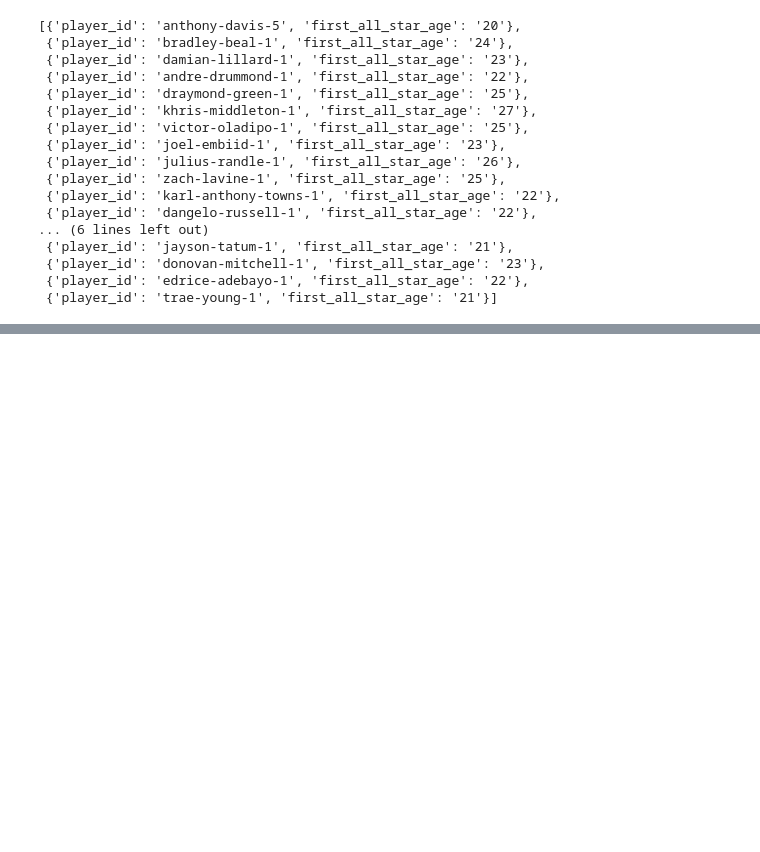
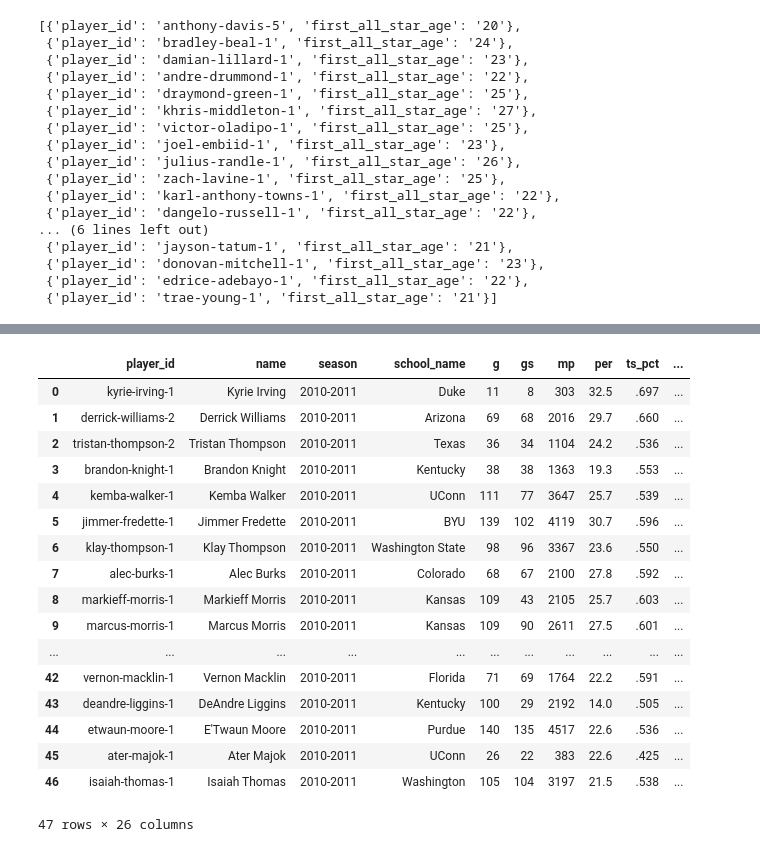
Before and after one commit to olivierpavee/nba_forecast, a Jupyter notebook: notebooks/mmeloux_scrapping advanced NBA_univ_G league.ipynb, the cells around one changed output, grey strips where cells are left out. Drawn from its saved outputs; the diff is of its cells as text; code cells hidden in the pictures; blank space fills up the shorter version.

```diff
--- a/notebooks/mmeloux_scrapping advanced NBA_univ_G league.ipynb
+++ b/notebooks/mmeloux_scrapping advanced NBA_univ_G league.ipynb
@@ -654,0 +657,3 @@ first_all_star_age_df.to_csv('../nba_forecast/data/first_all_star_age_df.csv', i
+# %%
+players = pd.read_csv("../nba_forecast/data/draft_2011.csv")
+players
@@ -654,0 +678,2 @@ first_all_star_age_df.to_csv('../nba_forecast/data/first_all_star_age_df.csv', i
+# %%
+players_dict = players.to_dict(orient='records')
@@ -654,0 +795,23 @@ first_all_star_age_df.to_csv('../nba_forecast/data/first_all_star_age_df.csv', i
+# %%
+univ_data_2011_df = pd.DataFrame(univ_data_2011)
+univ_data_2011_df = univ_data_2011_df[univ_data_2011_df['player_id']!=' '].reset_index().drop(columns='index')
+univ_data_2011_df
+# %% [output]
+|  | player_id | name | season | school_name | g | gs | mp | per | ts_pct | ... |
+| 0 | kyrie-irving-1 | Kyrie Irving | 2010-2011 | Duke | 11 | 8 | 303 | 32.5 | .697 | ... |
+| 1 | derrick-williams-2 | Derrick Williams | 2010-2011 | Arizona | 69 | 68 | 2016 | 29.7 | .660 | ... |
+| 2 | tristan-thompson-2 | Tristan Thompson | 2010-2011 | Texas | 36 | 34 | 1104 | 24.2 | .536 | ... |
+| 3 | brandon-knight-1 | Brandon Knight | 2010-2011 | Kentucky | 38 | 38 | 1363 | 19.3 | .553 | ... |
+| 4 | kemba-walker-1 | Kemba Walker | 2010-2011 | UConn | 111 | 77 | 3647 | 25.7 | .539 | ... |
+| 5 | jimmer-fredette-1 | Jimmer Fredette | 2010-2011 | BYU | 139 | 102 | 4119 | 30.7 | .596 | ... |
+| 6 | klay-thompson-1 | Klay Thompson | 2010-2011 | Washington State | 98 | 96 | 3367 | 23.6 | .550 | ... |
+| 7 | alec-burks-1 | Alec Burks | 2010-2011 | Colorado | 68 | 67 | 2100 | 27.8 | .592 | ... |
+| 8 | markieff-morris-1 | Markieff Morris | 2010-2011 | Kansas | 109 | 43 | 2105 | 25.7 | .603 | ... |
+| 9 | marcus-morris-1 | Marcus Morris | 2010-2011 | Kansas | 109 | 90 | 2611 | 27.5 | .601 | ... |
+| ... | ... | ... | ... | ... | ... | ... | ... | ... | ... | ... |
+| 42 | vernon-macklin-1 | Vernon Macklin | 2010-2011 | Florida | 71 | 69 | 1764 | 22.2 | .591 | ... |
+| 43 | deandre-liggins-1 | DeAndre Liggins | 2010-2011 | Kentucky | 100 | 29 | 2192 | 14.0 | .505 | ... |
+| 44 | etwaun-moore-1 | E'Twaun Moore | 2010-2011 | Purdue | 140 | 135 | 4517 | 22.6 | .536 | ... |
+| 45 | ater-majok-1 | Ater Majok | 2010-2011 | UConn | 26 | 22 | 383 | 22.6 | .425 | ... |
+| 46 | isaiah-thomas-1 | Isaiah Thomas | 2010-2011 | Washington | 105 | 104 | 3197 | 21.5 | .538 | ... |
+47 rows × 26 columns
```
Also changed, not shown: parts of 4 cells of this notebook, 8 other files.
